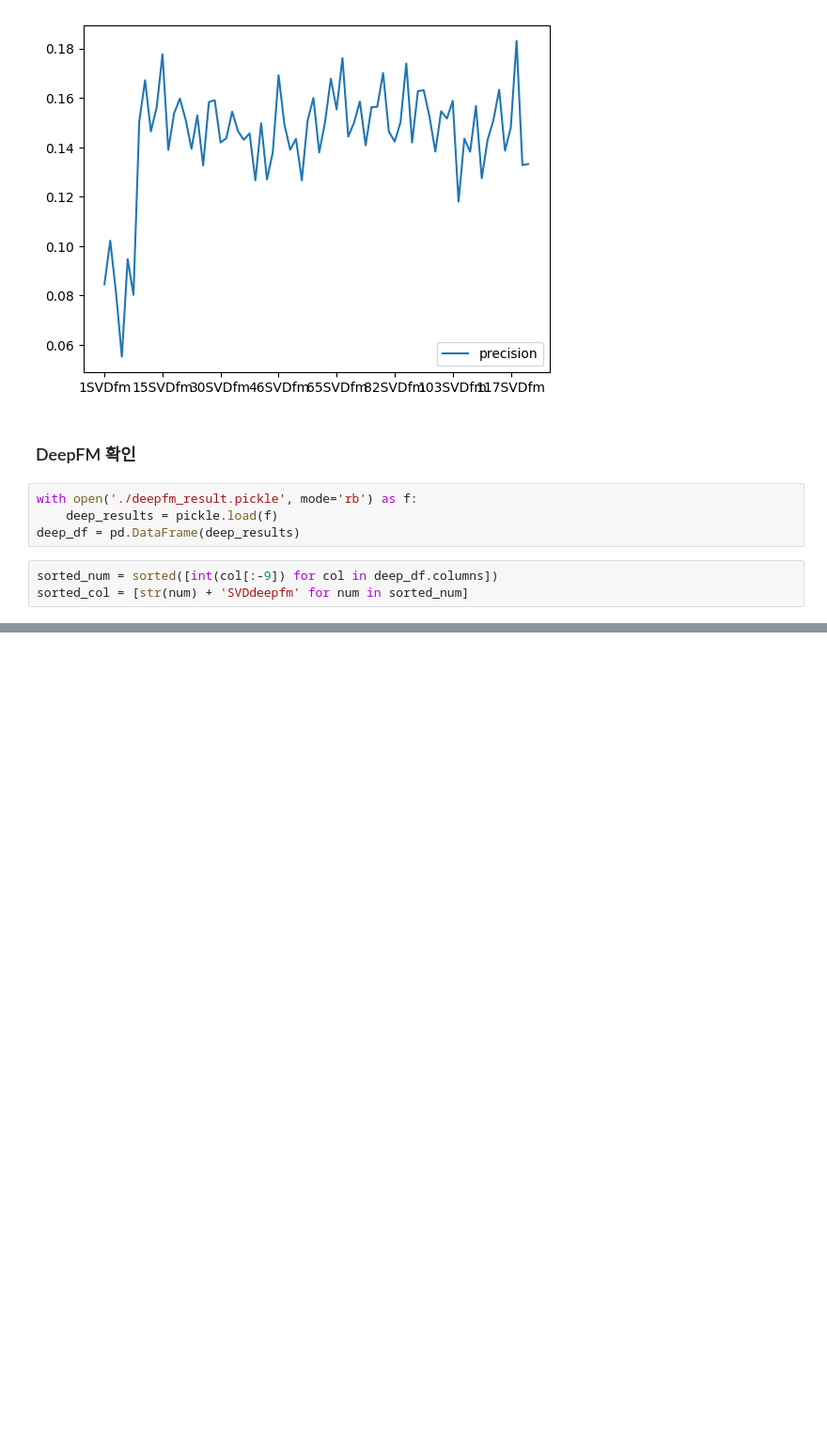
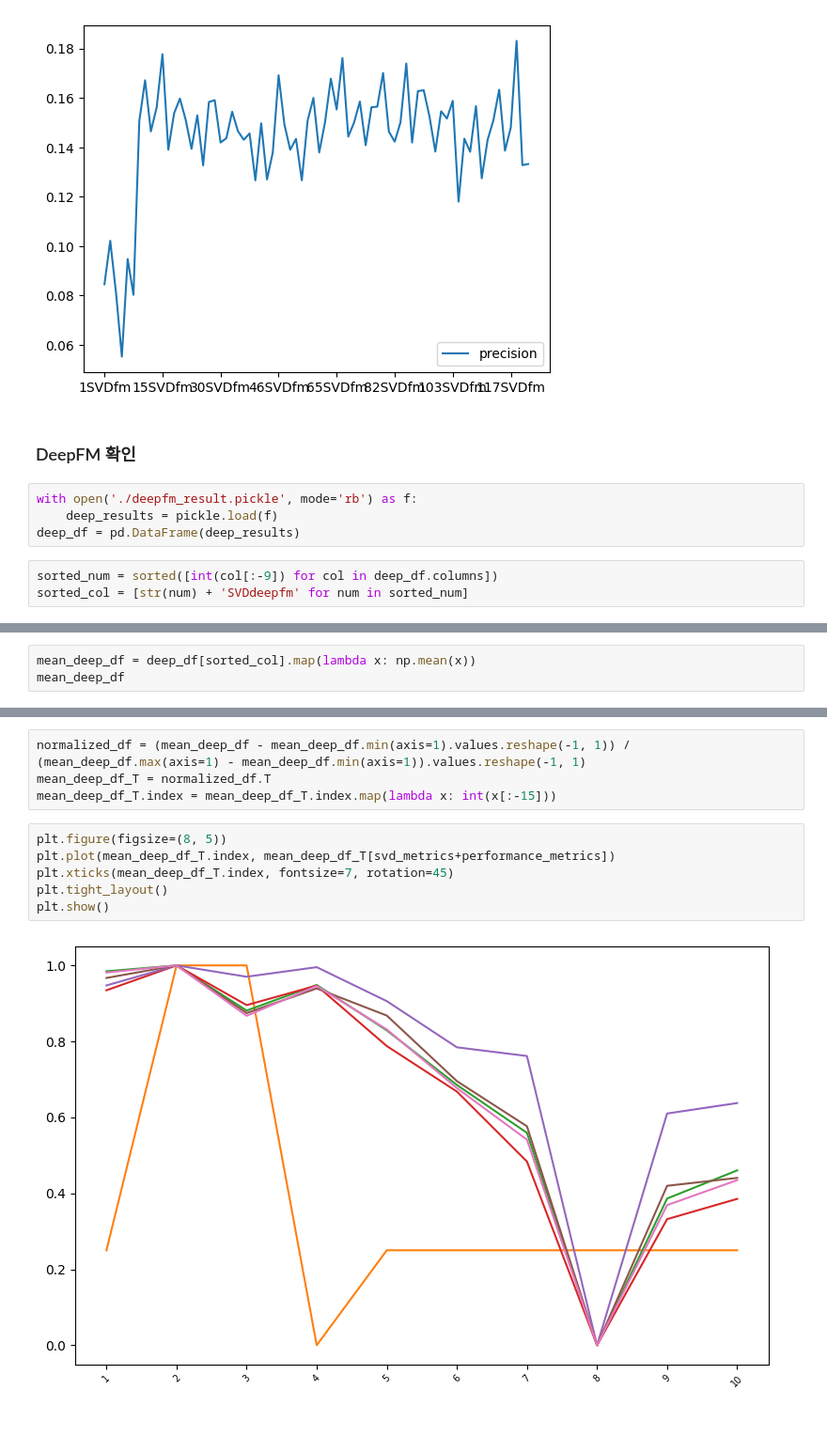
Before and after one commit to basill2001/SVD_FM, a Jupyter notebook: notes/pickle_checker.ipynb, the cells around one changed output, grey strips where cells are left out. Shown at 94% size. Saved outputs shown, nothing was run; the diff lists cells and outputs as text; blank space fills up the shorter version.

```diff
--- a/notes/pickle_checker.ipynb
+++ b/notes/pickle_checker.ipynb
@@ -149,0 +135,3 @@ plt.show()
+# %%
+mean_deep_df = deep_df[sorted_col].map(lambda x: np.mean(x))
+mean_deep_df
@@ -150,2 +147,14 @@ plt.show()
+# %%
+normalized_df = (mean_deep_df - mean_deep_df.min(axis=1).values.reshape(-1, 1)) / (mean_deep_df.max(axis=1) - mean_deep_df.min(axis=1)).values.reshape(-1, 1)
+mean_deep_df_T = normalized_df.T
+mean_deep_df_T.index = mean_deep_df_T.index.map(lambda x: int(x[:-15]))
+# %%
+plt.figure(figsize=(8, 5))
+plt.plot(mean_deep_df_T.index, mean_deep_df_T[svd_metrics+performance_metrics])
+plt.xticks(mean_deep_df_T.index, fontsize=7, rotation=45)
+plt.tight_layout()
+plt.show()
+# %% [output]
+[figure, added]
 # %% [markdown]
 ###
```
Also changed, not shown: parts of 10 cells of this notebook, 8 other files.
